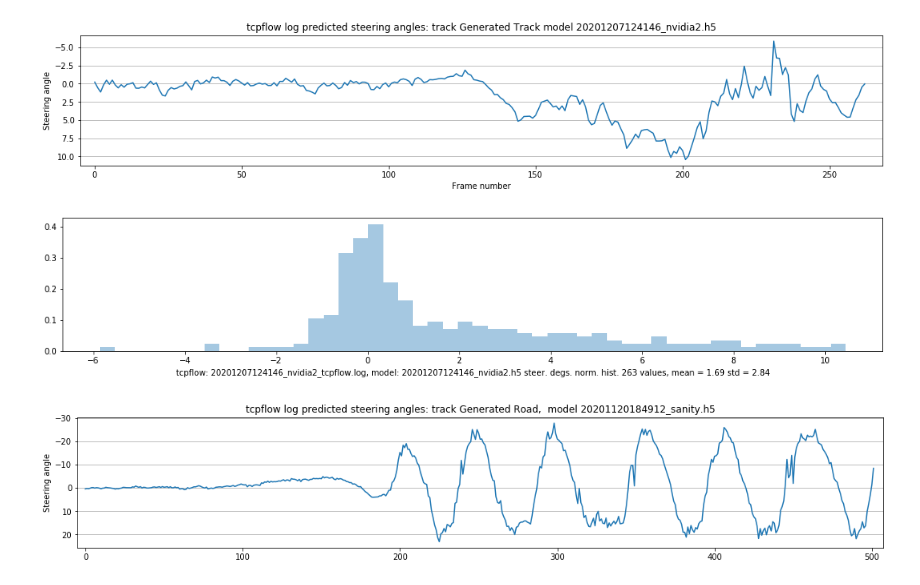
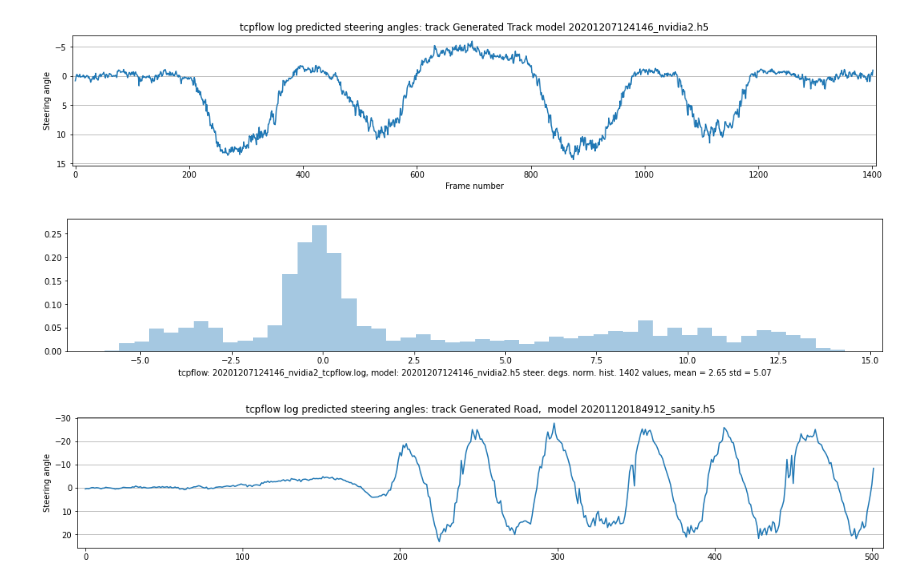
Before and after one commit to dsikar/sdsandbox, a Jupyter notebook: src/GetSteeringAnglesFromtcpflow.ipynb, the cells around one changed output. Saved outputs shown, nothing was run; the diff lists cells and outputs as text; code cells hidden in the pictures.

Commit message:
Adding multiple steering plots.

```diff
--- a/src/GetSteeringAnglesFromtcpflow.ipynb
+++ b/src/GetSteeringAnglesFromtcpflow.ipynb
@@ -103,13 +134,13 @@ def plotSteeringAngles(p, g, n, save=False, track= "Track Name", mname="model.h5
 # %%
-sa = GetSteeringFromtcpflow('../trained_models/nvidia2/tcpflow/20201207132429_nvidia2_tcpflow.log')
+sa = GetSteeringFromtcpflow('../trained_models/nvidia1/tcpflow/20201207091932_nvidia1_no_rain_tcpflow.log')
 sarr = np.asarray(sa)
 p = sarr[:,0]
 g = sarr[:,0]
 plotSteeringAngles(p, g, 25, False, "Generated Track", "20201207124146_nvidia2.h5")
 plotBinsFromArray(p, 25, "20201207124146_nvidia2.h5", "20201207124146_nvidia2_tcpflow.log")
 # %% [output]
-[figure, old version]
+[figure, new version]
-[figure, old version]
+[figure, new version]
 # %%
 # Steering angle predictions by model 20201107210627_nvidia1.h5
 def plotSteeringAngles(p, g, n, save=False, track= "Track Name", mname="model.h5"):
```
Also changed, not shown: parts of 2 cells of this notebook, 1 other file.
